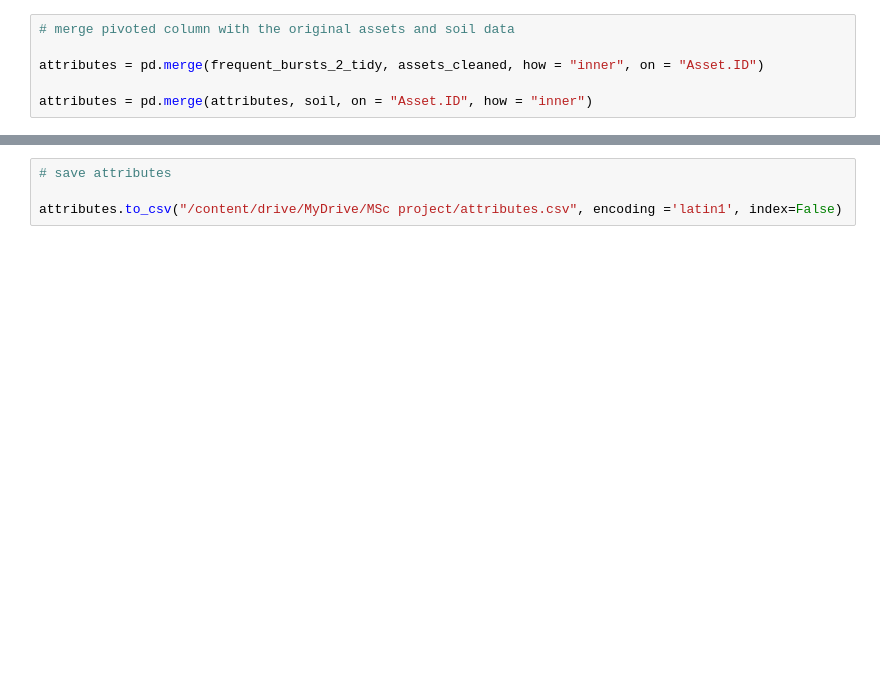
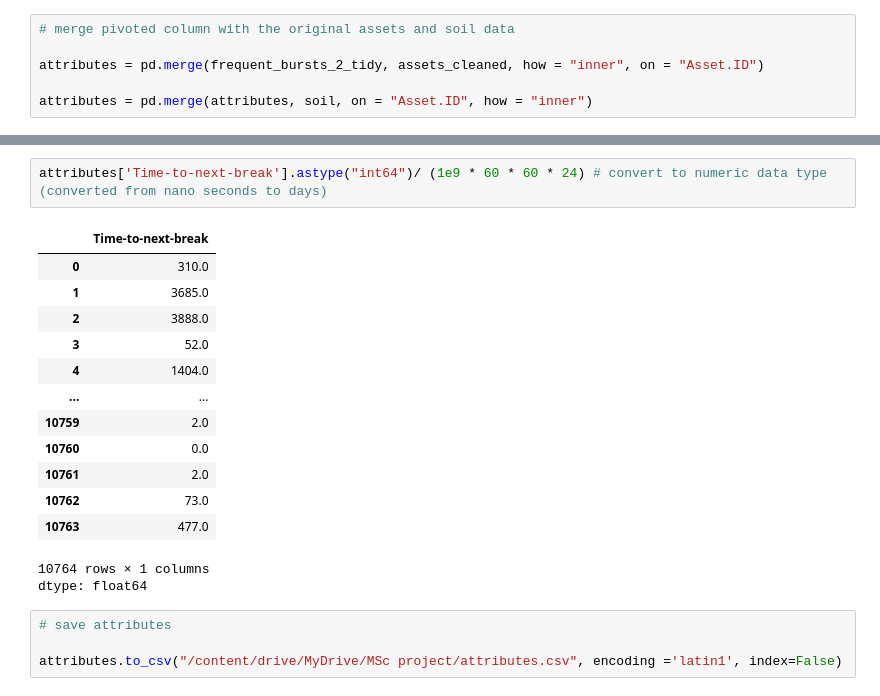
Before and after one commit to UlaStats/MSc-project-pipe-burst-prediction, a Jupyter notebook: MSc_project_data_pre_processing.ipynb, the cells around one changed output, grey strips where cells are left out. Drawn from its saved outputs; the diff is of its cells as text; blank space fills up the shorter version.

```diff
--- a/MSc_project_data_pre_processing.ipynb
+++ b/MSc_project_data_pre_processing.ipynb
@@ -124,3 +154,20 @@ attributes["Time-to-break"] = time_to_break
+# %%
+attributes['Time-to-next-break'].astype("int64")/ (1e9 * 60 * 60 * 24) # convert to numeric data type (converted from nano seconds to days)
+# %% [output]
+|  | Time-to-next-break |
+| 0 | 310.0 |
+| 1 | 3685.0 |
+| 2 | 3888.0 |
+| 3 | 52.0 |
+| 4 | 1404.0 |
+| ... | ... |
+| 10759 | 2.0 |
+| 10760 | 0.0 |
+| 10761 | 2.0 |
+| 10762 | 73.0 |
+| 10763 | 477.0 |
+10764 rows × 1 columns
+dtype: float64
 # %%
 # save attributes
 
```
Also changed, not shown: parts of 10 cells of this notebook.
